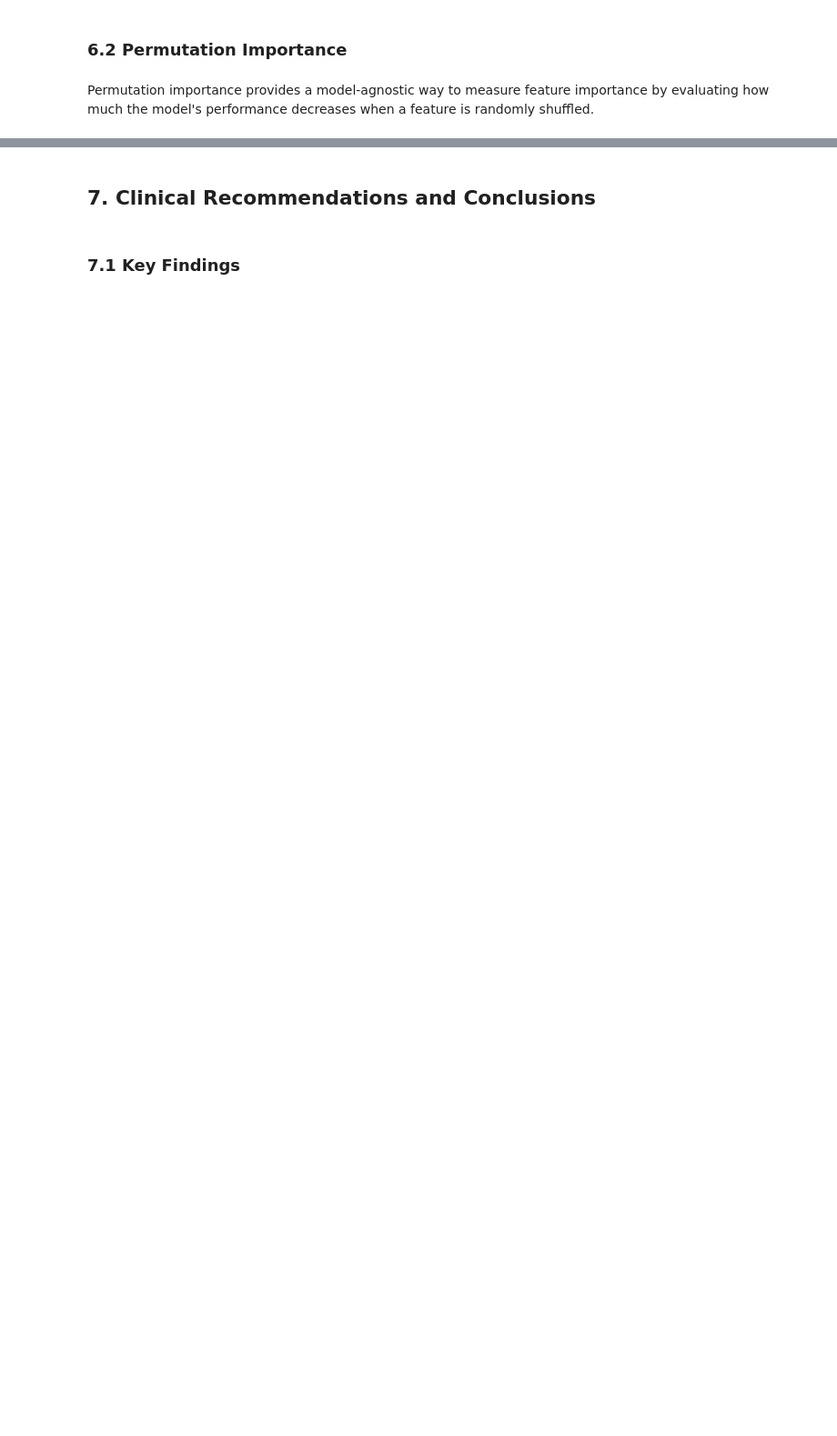
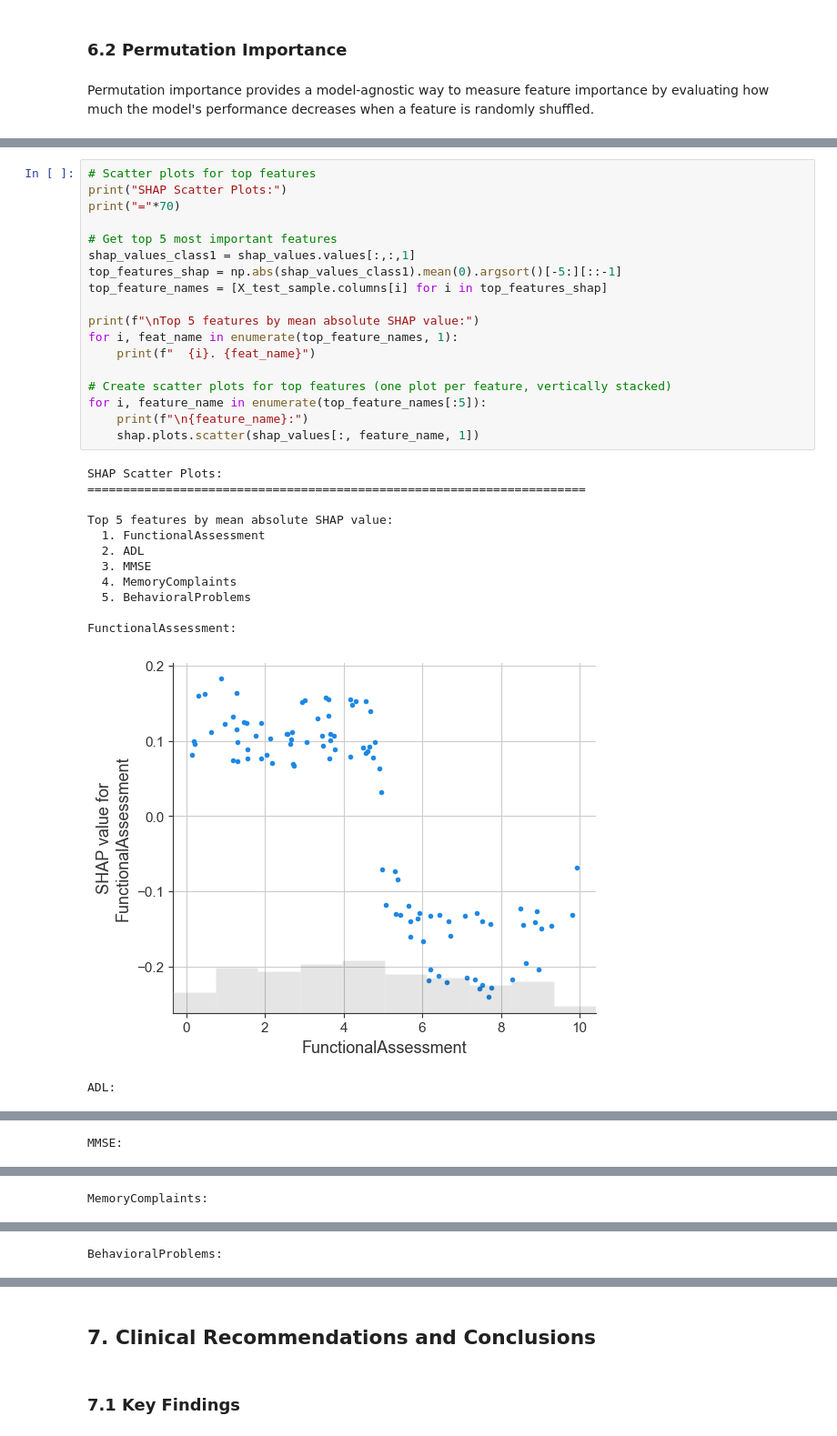
Before and after one commit to taniapazospuig/alzheimer-prediction, a Jupyter notebook: modeling.ipynb, the cells around one changed output, grey strips where cells are left out. Shown at 91% size. Drawn from its saved outputs; the diff is of its cells as text; blank space fills up the shorter version.

```diff
--- a/modeling.ipynb
+++ b/modeling.ipynb
@@ -966,0 +1462,32 @@ plt.show()
+# %%
+# Scatter plots for top features
+print("SHAP Scatter Plots:")
+print("="*70)
+
+# Get top 5 most important features
+shap_values_class1 = shap_values.values[:,:,1]
+top_features_shap = np.abs(shap_values_class1).mean(0).argsort()[-5:][::-1]
+top_feature_names = [X_test_sample.columns[i] for i in top_features_shap]
+
+print(f"\nTop 5 features by mean absolute SHAP value:")
+for i, feat_name in enumerate(top_feature_names, 1):
+    print(f"  {i}. {feat_name}")
+
+# Create scatter plots for top features (one plot per feature, vertically stacked)
+for i, feature_name in enumerate(top_feature_names[:5]):
+    print(f"\n{feature_name}:")
+    shap.plots.scatter(shap_values[:, feature_name, 1])
+# %% [output]
+SHAP Scatter Plots:
+======================================================================
+
+Top 5 features by mean absolute SHAP value:
+  1. FunctionalAssessment
+  2. ADL
+  3. MMSE
+  4. MemoryComplaints
+  5. BehavioralProblems
+
+FunctionalAssessment:
+[figure, added]
+ADL:
@@ -966,0 +1495 @@ plt.show()
+MMSE:
@@ -966,0 +1497 @@ plt.show()
+MemoryComplaints:
@@ -966,0 +1499 @@ plt.show()
+BehavioralProblems:
```
Also changed, not shown: parts of 59 cells of this notebook, 1 other file.
